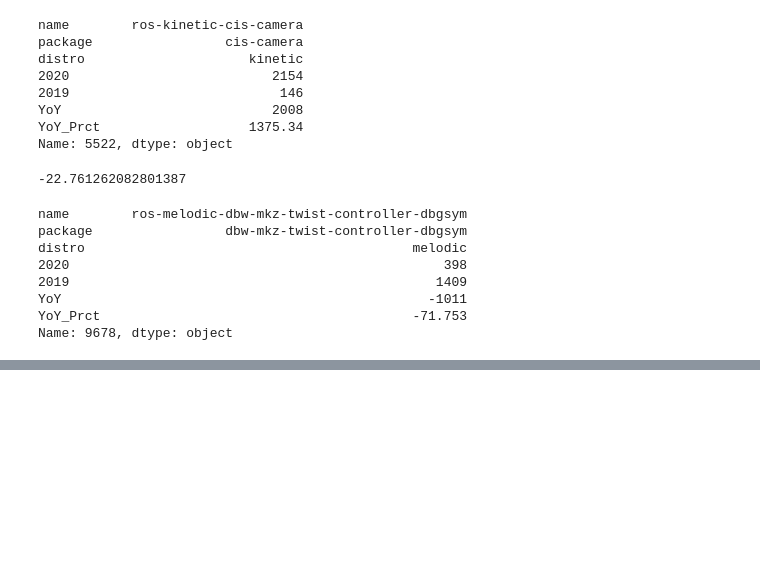
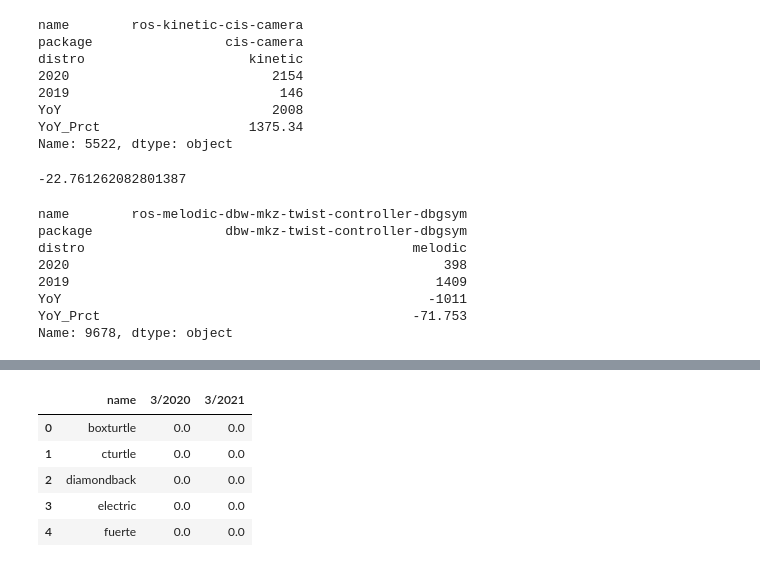
Before and after one commit to osrf/ros_metrics_analysis, a Jupyter notebook: notebooks/DownloadDumpTools.ipynb, the cells around one changed output, grey strips where cells are left out. Saved outputs shown, nothing was run; the diff lists cells and outputs as text; code cells hidden in the pictures; blank space fills up the shorter version.

Commit message:
Basic data plotting.

```diff
--- a/notebooks/DownloadDumpTools.ipynb
+++ b/notebooks/DownloadDumpTools.ipynb
@@ -221,0 +298,17 @@ Name: 9678, dtype: object
+# %%
+fname = "../data/march_2020.txt"
+stats_mar_2020 = process_package_dump(fname,"3/2020")
+fname = "../data/march_2021.txt"
+stats_mar_2021 = process_package_dump(fname,"3/2021")
+
+joined_distro = join_stats([stats_mar_2020["distro"],stats_mar_2021["distro"]])
+mar_distro_df = pd.DataFrame(data=joined_distro)
+mar_distro_df.to_csv("march_distro.csv")
+mar_distro_df.head()
+# %% [output]
+|  | name | 3/2020 | 3/2021 |
+| 0 | boxturtle | 0.0 | 0.0 |
+| 1 | cturtle | 0.0 | 0.0 |
+| 2 | diamondback | 0.0 | 0.0 |
+| 3 | electric | 0.0 | 0.0 |
+| 4 | fuerte | 0.0 | 0.0 |
```
Also changed, not shown: parts of 9 cells of this notebook.
